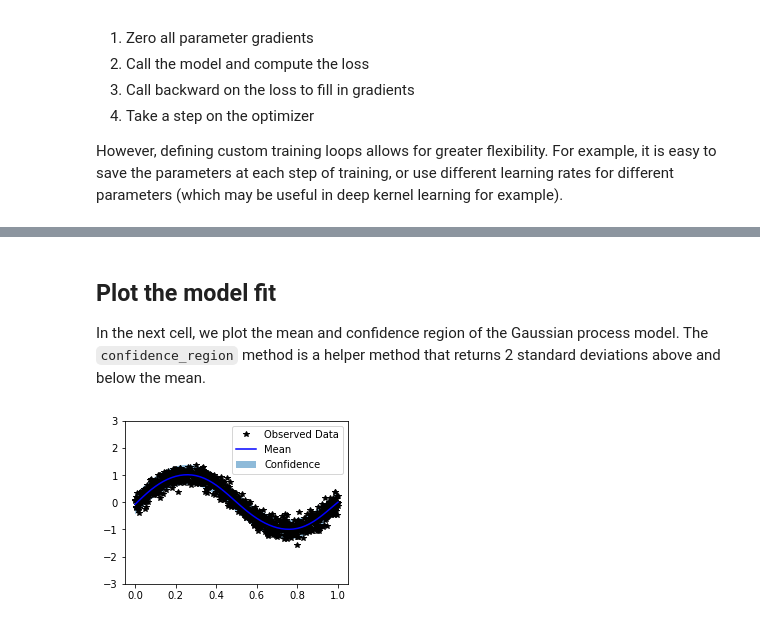
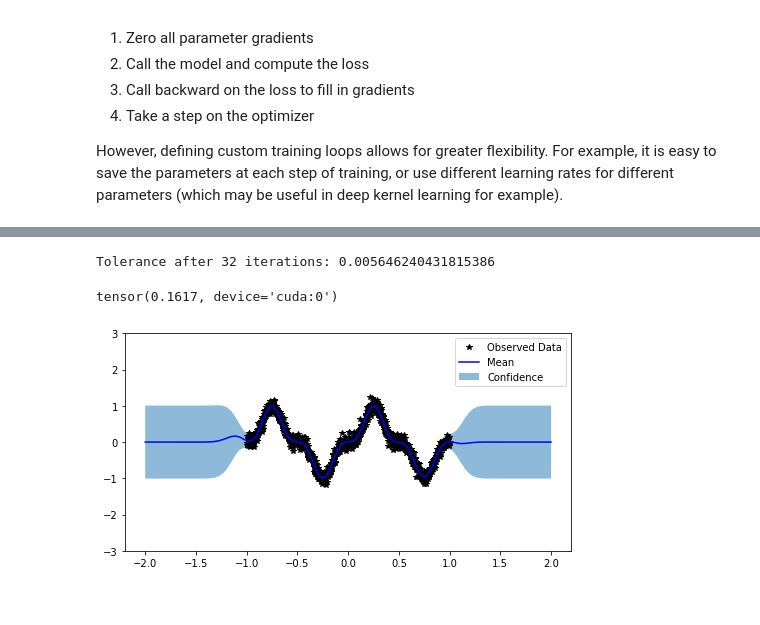
Before and after one commit to cornellius-gp/gpytorch, a Jupyter notebook: examples/01_Exact_GPs/Simple_GP_Regression.ipynb, the cells around one changed output, grey strips where cells are left out. Cells and saved outputs as stored; diff of their text form; code cells hidden in the pictures.

```diff
--- a/examples/01_Exact_GPs/Simple_GP_Regression.ipynb
+++ b/examples/01_Exact_GPs/Simple_GP_Regression.ipynb
@@ -181,39 +155,0 @@ ERROR:root:No traceback has been produced, nothing to debug.
-# %%
-training_iter = 50
-
-
-# Find optimal model hyperparameters
-model.train()
-likelihood.train()
-
-# Use the adam optimizer
-optimizer = torch.optim.Adam([
-    {'params': model.parameters()},  # Includes GaussianLikelihood parameters
-], lr=0.1)
-
-# "Loss" for GPs - the marginal log likelihood
-mll = gpytorch.mlls.ExactMarginalLogLikelihood(likelihood, model)
-
-with gpytorch.settings.skip_logdet_forward(), \
-    gpytorch.settings.max_preconditioner_size(0), \
-    gpytorch.settings.ir_solve(), \
-    gpytorch.settings.cg_tolerance(1e-5), \
-    gpytorch.settings.max_cg_iterations(len(train_y)), \
-    gpytorch.settings.deterministic_probes(), \
-    gpytorch.settings.num_trace_samples(10)\
-:
-
-    for i in range(training_iter):
-        # Zero gradients from previous iteration
-        optimizer.zero_grad()
-        # Output from model
-        output = model(train_x)
-        # Calc loss and backprop gradients
-        loss = -mll(output, train_y)
-        loss.backward()
-        print('Iter %d/%d - Loss: %.3f   lengthscale: %.3f   noise: %.3f' % (
-            i + 1, training_iter, loss.item(),
-            model.covar_module.base_kernel.lengthscale.item(),
-            model.likelihood.noise.item()
-        ))
-        optimizer.step()
@@ -261,26 +161,29 @@ likelihood.eval()
 # Test points are regularly spaced along [0,1]
 # Make predictions by feeding model through likelihood
 with torch.no_grad(), gpytorch.settings.fast_pred_var():
-    test_x = torch.linspace(0, 1, 51, device=train_x.device)
+    #test_x = torch.linspace(0, 1, 10, device=train_x.device)
+    test_x = torch.linspace(-2, 2, 100, device=train_x.device)
     observed_pred = likelihood(model(test_x))
+# %% [output]
+Tolerance after 32 iterations: 0.005646240431815386
-# %% [markdown]
-## Plot the model fit
-
-In the next cell, we plot the mean and confidence region of the Gaussian process model. The `confidence_region` method is a helper method that returns 2 standard deviations above and below the mean.
+# %%
+(observed_pred.mean - f(test_x)).pow(2).mean()
+# %% [output]
+tensor(0.1617, device='cuda:0')
 # %%
 with torch.no_grad():
     # Initialize plot
-    f, ax = plt.subplots(1, 1, figsize=(4, 3))
+    fig, ax = plt.subplots(1, 1, figsize=(8, 4))
 
     # Get upper and lower confidence bounds
     lower, upper = observed_pred.confidence_region()
     # Plot training data as black stars
     ax.plot(train_x.cpu().numpy(), train_y.cpu().numpy(), 'k*')
     # Plot predictive means as blue line
     ax.plot(test_x.cpu().numpy(), observed_pred.mean.cpu().numpy(), 'b')
     # Shade between the lower and upper confidence bounds
     ax.fill_between(test_x.cpu().numpy(), lower.cpu().numpy(), upper.cpu().numpy(), alpha=0.5)
     ax.set_ylim([-3, 3])
     ax.legend(['Observed Data', 'Mean', 'Confidence'])
 # %% [output]
-[figure, old version]
+[figure, new version]
```
Also changed, not shown: parts of 9 cells of this notebook, 4 other files.
